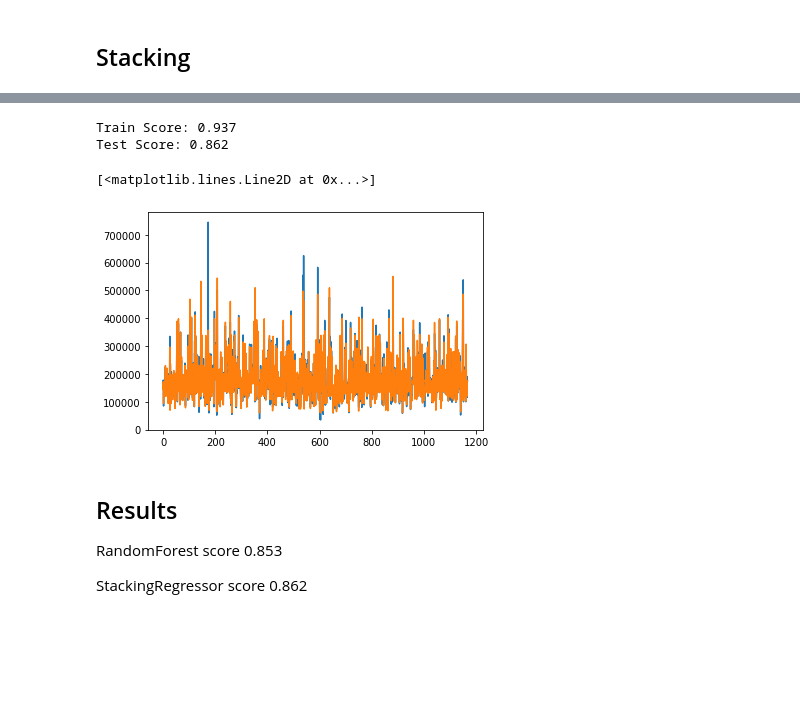
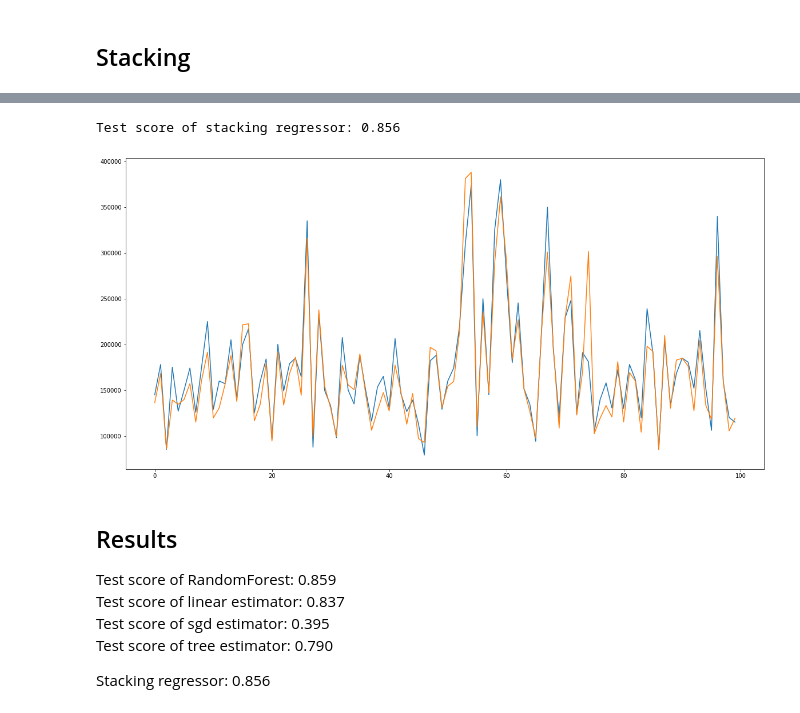
Before and after one commit to aanodin/ml-5-ensembles, a Jupyter notebook: 5_ensembles.ipynb, the cells around one changed output, grey strips where cells are left out. Saved outputs shown, nothing was run; the diff lists cells and outputs as text; code cells hidden in the pictures; blank space fills up the shorter version.

```diff
--- a/5_ensembles.ipynb
+++ b/5_ensembles.ipynb
@@ -7,8 +7,9 @@ from sklearn.model_selection import train_test_split
 from sklearn.metrics import roc_curve
 from sklearn.preprocessing import StandardScaler
 # %%
-# data
+# variables
 rnd = 42
+points_to_show = 100
 # %%
 df = pd.read_csv('train.csv')
 # %%
@@ -116,6 +114,10 @@ from sklearn.tree import DecisionTreeRegressor
 # %%
 estimators = [
     ('linear', LinearRegression()),
-    ('sgd', SGDRegressor()),
-    ('tree', RandomForestRegressor())
+    ('sgd', SGDRegressor(eta0=0.000001, max_iter=10000)),
+    ('tree', DecisionTreeRegressor())#RandomForestRegressor(random_state=rnd))
 ]
+# %%
+for name, est in estimators:
+    est.fit(X_train, y_train)
+    print('Test score of {} estimator: {:.3f}'.format(name, est.score(X_test, y_test)))
@@ -122,3 +128,3 @@ estimators = [
 # %%
 # cv=10 enables 10-fold cross-validation
-reg = StackingRegressor(estimators, final_estimator=RandomForestRegressor(n_estimators=20, max_depth=5), cv=10)
+reg = StackingRegressor(estimators, final_estimator=RandomForestRegressor(), cv=10)
@@ -145,20 +131,23 @@ StackingRegressor(cv=10,
+# %%
+reg.fit(X_train, y_train)
+print('Test score of stacking regressor: {:.3f}'.format(reg.score(X_test, y_test)))
+# %% [output]
+Test score of stacking regressor: 0.856
 # %%
 train_pred = reg.predict(X_train)
 test_pred = reg.predict(X_test)
-# %%
-print('Train Score: {:.3f} \nTest Score: {:.3f}'.format(reg.score(X_train, y_train),
-                                                                         reg.score(X_test, y_test)))
-# %% [output]
-Train Score: 0.937
-Test Score: 0.862
 # %%
-plt.plot(y_train.to_list())
-plt.plot(train_pred)
+plt.figure(figsize=(20,10))
+plt.plot(y_train[:points_to_show].to_list())
+plt.plot(train_pred[:points_to_show])
+plt.show()
 # %% [output]
-[<matplotlib.lines.Line2D at 0x...>]
-[figure, old version]
+[figure, new version]
-# %% [markdown]
-## Results
-RandomForest score 0.853
-
-StackingRegressor score 0.862
+# %% [markdown]
+## Results
+Test score of RandomForest: 0.859
+Test score of linear estimator: 0.837
+Test score of sgd estimator: 0.395
+Test score of tree estimator: 0.790
+
+Stacking regressor: 0.856
```
Also changed, not shown: parts of 8 cells of this notebook.
